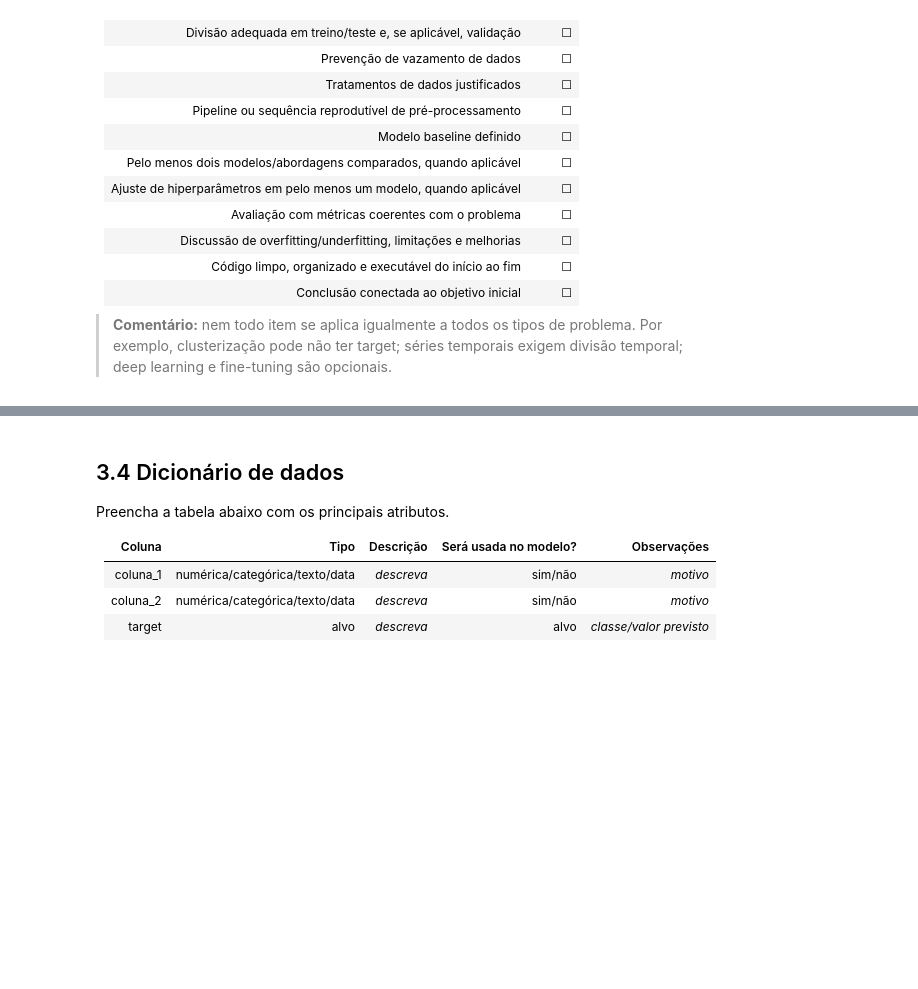
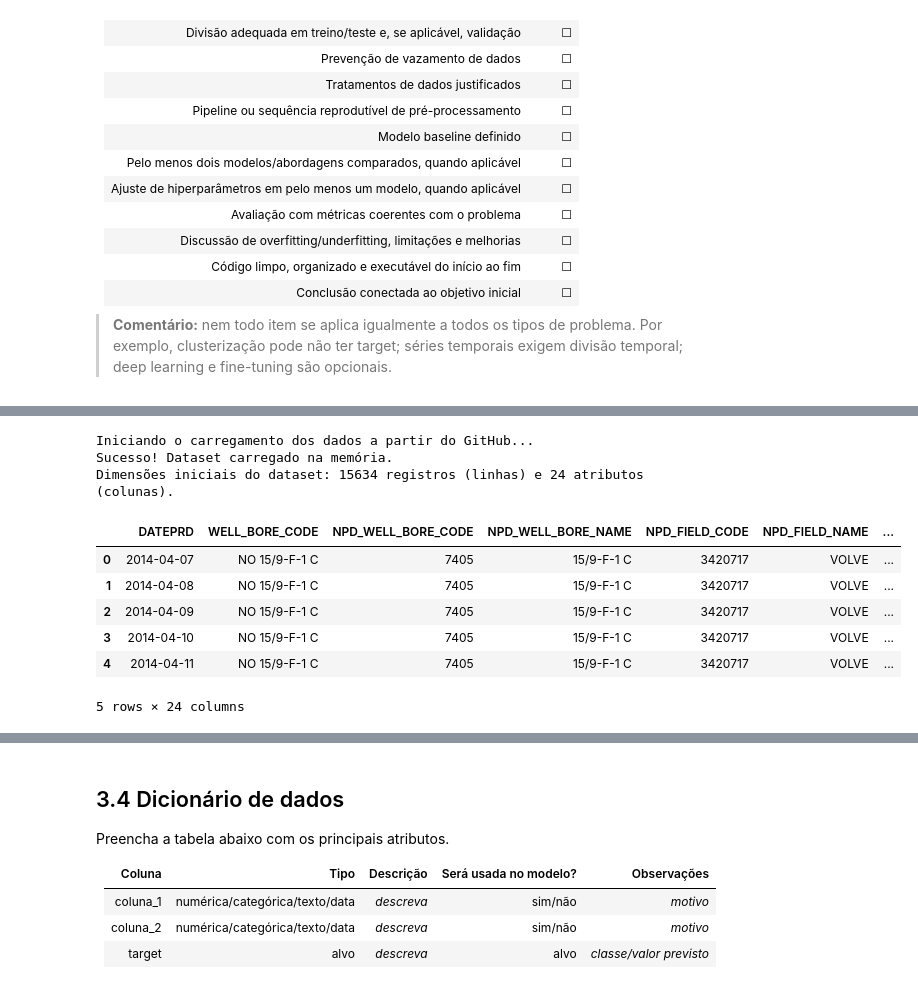
Before and after one commit to andersonportella-collab/MVP_ML_PUCRio, a Jupyter notebook: MVP_ML_Analytics_2026_Anderson G Portella.ipynb, the cells around one changed output, grey strips where cells are left out. Drawn from its saved outputs; the diff is of its cells as text; code cells hidden in the pictures; blank space fills up the shorter version.

```diff
--- a/MVP_ML_Analytics_2026_Anderson G Portella.ipynb
+++ b/MVP_ML_Analytics_2026_Anderson G Portella.ipynb
@@ -315,0 +250,35 @@ display(df.sample(5, random_state=SEED))
+# %%
+# ==============================================================================
+# 3.2 Carga dos dados
+# ==============================================================================
+
+# URL corrigida com "V" maiúsculo, exatamente como está no seu repositório
+url_dados = 'https://raw.githubusercontent.com/andersonportella-collab/MVP_ML_PUCRio/main/Volve_production_data.xlsx'
+
+print("Iniciando o carregamento dos dados a partir do GitHub...")
+
+try:
+    df = pd.read_excel(
+        url_dados,
+        sheet_name='Daily Production Data',
+        engine='openpyxl'
+    )
+    print("Sucesso! Dataset carregado na memória.")
+    print(f"Dimensões iniciais do dataset: {df.shape[0]} registros (linhas) e {df.shape[1]} atributos (colunas).\n")
+
+    # Exibe as primeiras linhas apenas se carregou com sucesso
+    display(df.head())
+
+except Exception as e:
+    print(f"Erro ao carregar os dados. Verifique a conexão ou a URL. Detalhes: {e}")
+# %% [output]
+Iniciando o carregamento dos dados a partir do GitHub...
+Sucesso! Dataset carregado na memória.
+Dimensões iniciais do dataset: 15634 registros (linhas) e 24 atributos (colunas).
+|  | DATEPRD | WELL_BORE_CODE | NPD_WELL_BORE_CODE | NPD_WELL_BORE_NAME | NPD_FIELD_CODE | NPD_FIELD_NAME | ... |
+| 0 | 2014-04-07 | NO 15/9-F-1 C | 7405 | 15/9-F-1 C | 3420717 | VOLVE | ... |
+| 1 | 2014-04-08 | NO 15/9-F-1 C | 7405 | 15/9-F-1 C | 3420717 | VOLVE | ... |
+| 2 | 2014-04-09 | NO 15/9-F-1 C | 7405 | 15/9-F-1 C | 3420717 | VOLVE | ... |
+| 3 | 2014-04-10 | NO 15/9-F-1 C | 7405 | 15/9-F-1 C | 3420717 | VOLVE | ... |
+| 4 | 2014-04-11 | NO 15/9-F-1 C | 7405 | 15/9-F-1 C | 3420717 | VOLVE | ... |
+5 rows × 24 columns
```
Also changed, not shown: parts of 32 cells of this notebook.
